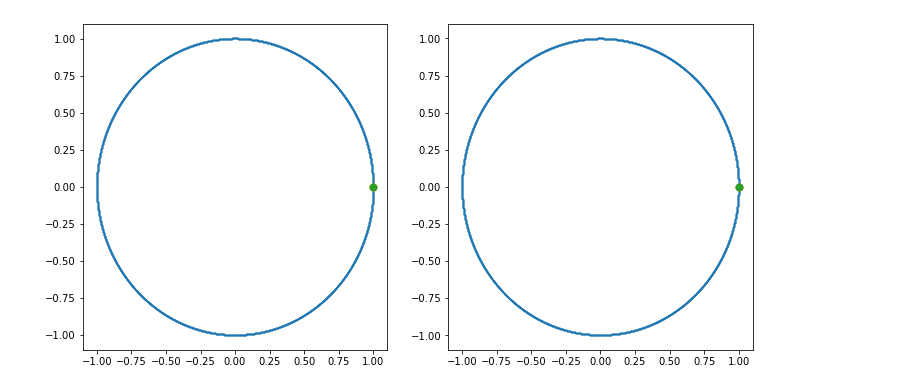
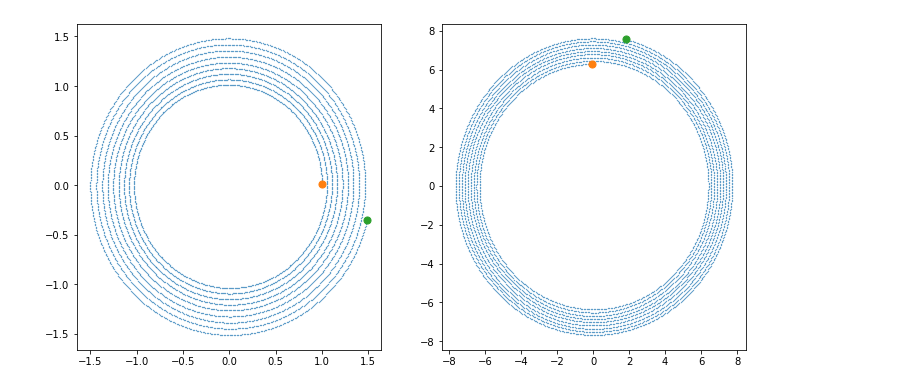
Before and after one commit to fonstelien/FYS4150, a Jupyter notebook: project3/results/project3.ipynb, the cells around one changed output. Drawn from its saved outputs; the diff is of its cells as text; code cells hidden in the pictures.

```diff
--- a/project3/results/project3.ipynb
+++ b/project3/results/project3.ipynb
@@ -2,14 +2,14 @@
 def plot_trajectories(fname):
     df = pd.read_csv(fname)
     fix, axes = plt.subplots(nrows=1, ncols=2, figsize=(12,6))
-    axes[0].scatter(df['euler_pos0'], df['euler_pos1'], s=.1)
-    axes[0].scatter(df['euler_pos0'].iloc[0], df['euler_pos1'].iloc[0], s=50)
-    axes[0].scatter(df['euler_pos0'].iloc[-1], df['euler_pos1'].iloc[-1], s=50)
-    axes[1].scatter(df['verlet_pos0'], df['verlet_pos1'], s=.1)
-    axes[1].scatter(df['verlet_pos0'].iloc[0], df['verlet_pos1'].iloc[0], s=50)
-    axes[1].scatter(df['verlet_pos0'].iloc[-1], df['verlet_pos1'].iloc[-1], s=50)
+    axes[0].scatter(df['x'], df['y'], s=.1)
+    axes[0].scatter(df['x'].iloc[0], df['y'].iloc[0], s=50)
+    axes[0].scatter(df['x'].iloc[-1], df['y'].iloc[-1], s=50)
+    axes[1].scatter(df['vx'], df['vy'], s=.1)
+    axes[1].scatter(df['vx'].iloc[0], df['vy'].iloc[0], s=50)
+    axes[1].scatter(df['vx'].iloc[-1], df['vy'].iloc[-1], s=50)
     plt.show()
 # %%
-plot_trajectories('n10000.csv')
+plot_trajectories('n1000y10e.csv')
 # %% [output]
-[figure, old version]
+[figure, new version]
```
Also changed, not shown: parts of 1 cell of this notebook, 5 other files.
